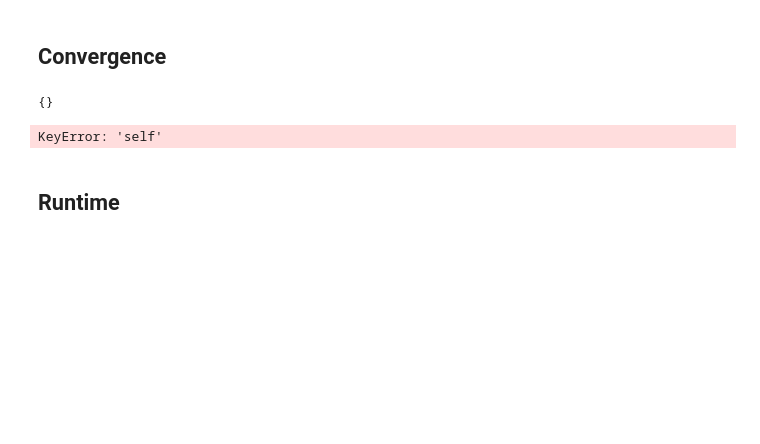
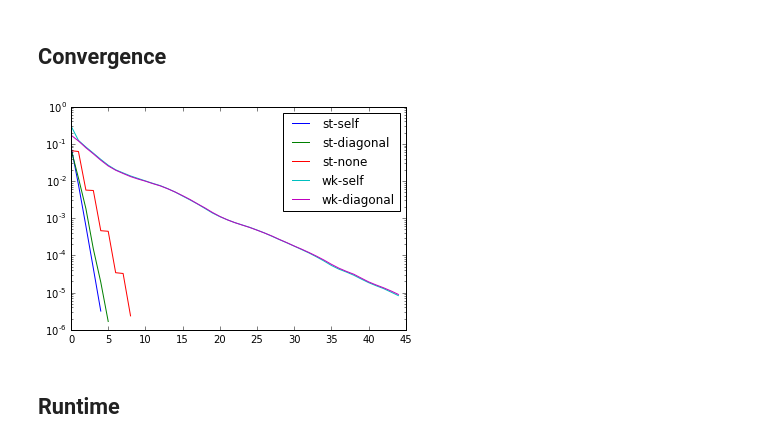
Before and after one commit to sheeshee/MSc-Project-Code, a Jupyter notebook: Notebooks/04_bempp_cavity_simple.ipynb, the cells around one changed output. Cells and saved outputs as stored; diff of their text form; code cells hidden in the pictures; blank space fills up the shorter version.

```diff
--- a/Notebooks/04_bempp_cavity_simple.ipynb
+++ b/Notebooks/04_bempp_cavity_simple.ipynb
@@ -60,3 +56,8 @@ sol_wf = {}
+# %%
+residuals_sf = {}
+residuals_wf = {}
+info_sf = {}
+info_wf = {}
 # %%
 methods = [
     'self',
@@ -66,5 +67,9 @@ methods = [
 # %%
 for method in methods:
     print(method)
-    model_sf = bempp_cavity.Model(grid, Ks, MUs, wave)
-    sol_sf[method] = model_sf.solve(preconditioner=method)
+    model = bempp_cavity.Model(grid, Ks, MUs, wave)
+    sol = model.solve(preconditioner=method)
+    residuals_sf[method] = sol.residuals
+    info_sf[method] = sol.info
+    del sol
+    del model
@@ -81,19 +94,17 @@ method
 # Analyse Results
 # %% [markdown]
 ## Convergence
-# %%
-sol_wf
-# %% [output]
-{}
 # %%
 for method in methods:
-    plt.semilogy(sol_sf[method].residuals, label='st-'+method)
-for method in methods:
-    plt.semilogy(sol_wf[method].residuals, label='wk-'+method)
+    if method in residuals_sf:
+        plt.semilogy(residuals_sf[method], label='st-'+method)
+for method in residuals_wf:
+    if method in residuals_wf and method is not 'none':
+        plt.semilogy(residuals_wf[method], label='wk-'+method)
 plt.legend()
 plt.show();
 # %% [output]
-KeyError: 'self'
+[figure, added]
 # %% [markdown]
 ## Runtime
 # %%
```
Also changed, not shown: parts of 13 cells of this notebook, 5 other files.
